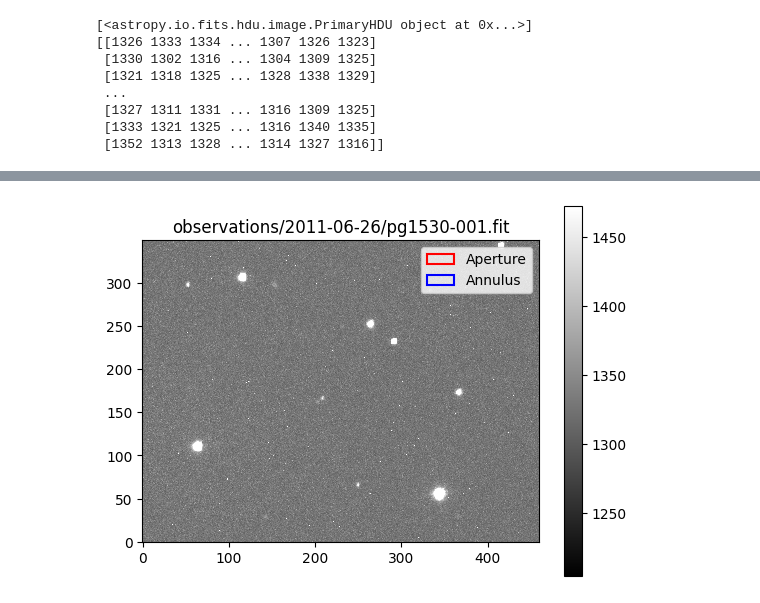
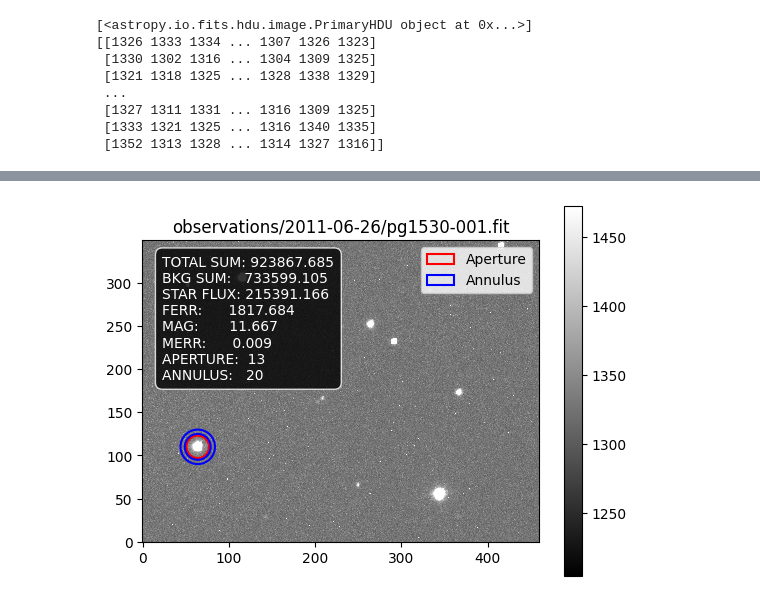
Before and after one commit to taticorrea/Mestrado, a Jupyter notebook: aperture_photometry.ipynb, the cells around one changed output, grey strips where cells are left out. Cells and saved outputs as stored; diff of their text form; code cells hidden in the pictures.

```diff
--- a/aperture_photometry.ipynb
+++ b/aperture_photometry.ipynb
@@ -113,58 +67,52 @@ plt.show()
 # %%
 
-from photutils.aperture import CircularAperture, CircularAnnulus, aperture_photometry
+#%matplotlib qt
+%matplotlib inline
+from photutils.aperture import CircularAperture, CircularAnnulus, aperture_photometry, ApertureStats
 
-# Coordenadas da estrela
-x_star = 514.762  # Coordenadas x da estrela
-y_star = 461.324  # Coordenadas y da estrela
+
+image_section = image_data[350:700,450:910]
+
+x_cropped_star = 64  # Coordenadas x da estrela
+y_cropped_star = 110  # Coordenadas y da estrela
+
+# Raio da abertura
+radius_aperture = 13
+
+# Criar apertura
+aperture_cropped = CircularAperture((x_cropped_star, y_cropped_star), r=radius_aperture)
+
 
 # Definir os raios da abertura e do anel
-radius_aperture = 13  # Raio da abertura
 radius_in = 15         # Raio interno do anel (igual ao IRAF)
-dannulus = 5           # Largura do anel de fundo
+dannulus  = 5          # Largura do anel de fundo
 
-# Criar aperturas
-aperture = CircularAperture((x_star, y_star), r=radius_aperture)
-annulus = CircularAnnulus((x_star, y_star), r_in=radius_in, r_out=radius_in + dannulus)
+# Annulus
+annulus = CircularAnnulus((x_cropped_star, y_cropped_star), r_in=radius_in, r_out=radius_in + dannulus)
 
-# Realizar a fotometria de abertura
-photometry = aperture_photometry(image_section, aperture)
+# Fotometria de abertura
+photometry = aperture_photometry(image_section, aperture_cropped)
 
-# Calcular a soma das contagens no anel
-bkg_photometry = aperture_photometry(image_section, annulus)
-bkg_mean = bkg_photometry['aperture_sum'][0] / annulus.area
-bkg_sum = bkg_mean * annulus.area
+# Contribuição do Céu
+bkg       = ApertureStats(image_section, annulus)
+bkg_sum   = bkg.sum
+bkg_mean  = bkg.mean
+total_bkg = bkg_mean  * aperture_cropped.area
 
-# Subtrair o fundo da medida total
-flux_total = photometry['aperture_sum'][0] - bkg_sum
+star_flux = photometry["aperture_sum"] - total_bkg
+FERR = np.sqrt(photometry['aperture_sum'][0]) + np.sqrt(bkg_sum)
 
-# Calcular o erro
-error_flux = np.sqrt(photometry['aperture_sum'][0]) + np.sqrt(bkg_sum)
+zmag     = 25  # IRAF
+mag      = zmag -2.5*np.log10(star_flux) if star_flux > 0 else np.inf
 
-# Cálculo da magnitude
-zmag = 25  # Exemplo de zero-point
-magnitude = zmag - 2.5 * np.log10(flux_total) if flux_total > 0 else np.inf
-
-if flux_total > 0:
-    MERR = (1.0857 * error_flux) / flux_total
+if star_flux > 0:
+    MERR = (1.0857 * FERR) / star_flux[0]
 else:
     MERR = np.inf  # Erro infinito se o fluxo total for zero
 
-# Exibir os resultados semelhantes ao IRAF
-print(f"IMAGE: {image_name}")
-print(f"XINIT: {x_star:.3f} YINIT: {y_star:.3f}")
-print(f"FLUX: {flux_total:.3f} FERR: {error_flux:.3f}")
-print(f"MAG: {magnitude:.3f} MERR: {MERR:.3f}")
-print(f"SUM: {photometry['aperture_sum'][0]:.3f}")
-print(f"BKG: {bkg_sum:.3f}")
-
-# Definindo limites de exibição
-vmin = np.percentile(image_section, 80)  # 5º percentil
-vmax = np.percentile(image_section, 80)  # 95º percentil
-
 # Plotar a imagem com limites definidos
 plt.imshow(image_section, cmap='gray', origin='lower', vmin=vmin, vmax=vmax, interpolation='nearest')
-aperture.plot(color='red', lw=1.5, label='Aperture')
+aperture_cropped.plot(color='red', lw=1.5, label='Aperture')
 annulus.plot(color='blue', lw=1.5, label='Annulus')
 plt.colorbar()
 plt.title(image_name)
@@ -172,23 +120,28 @@ plt.legend()
 
 # Adicionar informações como labels na imagem
 textstr = '\n'.join((
-    f"FLUX: {flux_total:.3f}",
-    f"FERR: {error_flux:.3f}",
-    f"MAG: {magnitude:.3f}",
-    f"MERR: {MERR:.3f}",
-    f"SUM: {photometry['aperture_sum'][0]:.3f}",
-    f"BKG: {bkg_sum:.3f}"
+    f"TOTAL SUM: {photometry['aperture_sum'][0]:.3f}",
+    f"BKG SUM:   {bkg_sum:.3f}",
+    f"STAR FLUX: {star_flux.value[0]:.3f}",
+    f"FERR:      {FERR:.3f}",
+    f"MAG:       {mag.value[0]:.3f}",
+    f"MERR:      {MERR:.3f}",
+    f"APERTURE:  {radius_aperture}",
+    f"ANNULUS:   {radius_in + dannulus}",
 ))
 
 # Definir a posição do texto (ajuste conforme necessário)
-x_text = 0.05 * image_data.shape[1]  # 5% da largura da imagem
-y_text = 0.95 * image_data.shape[0]  # 95% da altura da imagem
+x_text = 0.05 * image_section.shape[1]  # 5% da largura da imagem
+y_text = 0.95 * image_section.shape[0]  # 95% da altura da imagem
 
 # Adicionar o texto à imagem
-#plt.text(x_text, y_text, textstr, fontsize=10, color='white', ha='left', va='top', bbox=dict(boxstyle='round,pad=0.5', edgecolor='white', facecolor='black', alpha=0.8))
+plt.text(x_text,y_text,
+         textstr,
+         fontsize=10, color='white', ha='left', va='top',
+         bbox=dict(boxstyle='round,pad=0.5', edgecolor='white', facecolor='black', alpha=0.8))
 
 
 # Salvar plot
-#plt.savefig(f"{image_name.replace('fit','')}.jpg")
+plt.savefig(f"{image_name.replace('fit','')}")
 plt.show()
 # %% [output]
@@ -201 +148 @@ BKG: nan
-[figure, old version]
+[figure, new version]
```
Also changed, not shown: parts of 3 cells of this notebook.
